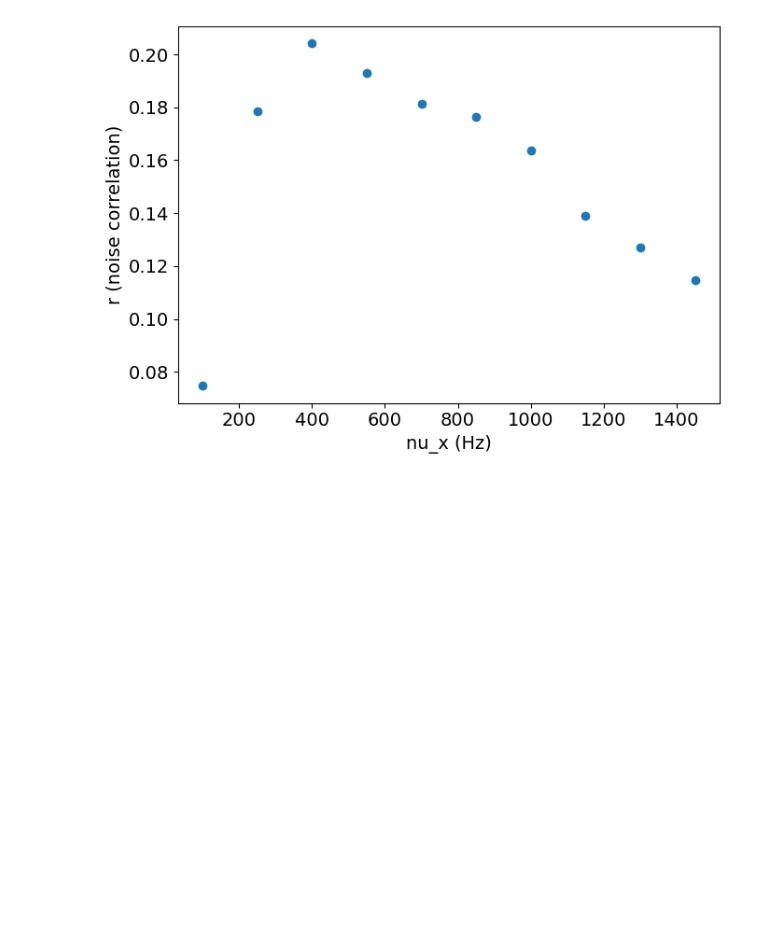
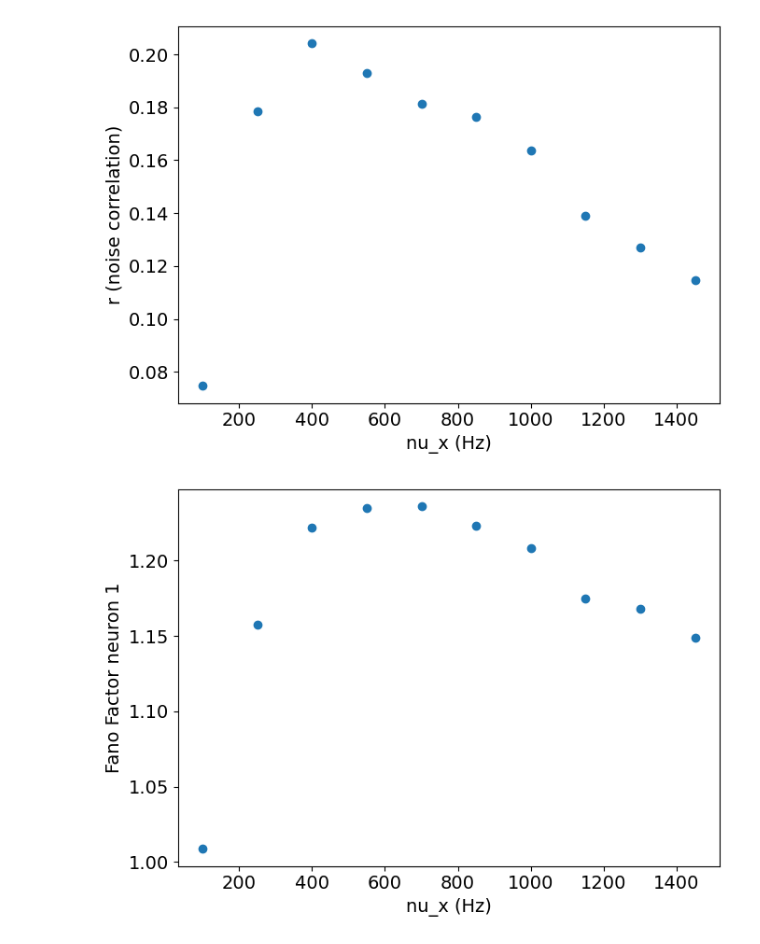
Before and after one commit to yuesha-yc/Conductance-Neurons, a Jupyter notebook: python_analysis/2025_10_16/2025_10_16_double_cond_lif.ipynb, the cells around one changed output. Drawn from its saved outputs; the diff is of its cells as text; code cells hidden in the pictures; blank space fills up the shorter version.

```diff
--- a/python_analysis/2025_10_16/2025_10_16_double_cond_lif.ipynb
+++ b/python_analysis/2025_10_16/2025_10_16_double_cond_lif.ipynb
@@ -21,6 +21,9 @@ def collect_data(dir):
             trials.append((params, results))
     return trials
 # %%
+import json
+
+
 trials = collect_data("../../outputs/conductance/double_lif/nu_x_1/20251016-004114-dZgtdphQ")
 
 
@@ -71,30 +74,44 @@ def plot_summary(df, neuron_idx, outname):
     axs[1,3].scatter(df["nu_x"], df["mean_I_i"]);    axs[1,3].set_xlabel("nu_x (Hz)"); axs[1,3].set_ylabel("Mean I_i (nA)")
     axs[1,4].scatter(df["nu_x"], df["mean_I_tot"]);  axs[1,4].set_xlabel("nu_x (Hz)"); axs[1,4].set_ylabel("Mean I_tot (nA)")
 
     axs[2,0].scatter(df["nu_x"], df["var_g_e"]);     axs[2,0].set_xlabel("nu_x (Hz)"); axs[2,0].set_ylabel("Var g_e (nS^2)")
     axs[2,1].scatter(df["nu_x"], df["var_g_i"]);     axs[2,1].set_xlabel("nu_x (Hz)"); axs[2,1].set_ylabel("Var g_i (nS^2)")
     axs[2,2].scatter(df["nu_x"], df["var_I_e"]);     axs[2,2].set_xlabel("nu_x (Hz)"); axs[2,2].set_ylabel("Var I_e (nA^2)")
     axs[2,3].scatter(df["nu_x"], df["var_I_i"]);     axs[2,3].set_xlabel("nu_x (Hz)"); axs[2,3].set_ylabel("Var I_i (nA^2)")
     axs[2,4].scatter(df["nu_x"], df["var_I_tot"]);   axs[2,4].set_xlabel("nu_x (Hz)"); axs[2,4].set_ylabel("Var I_tot (nA^2)")
 
     plt.tight_layout(); plt.savefig(outname, dpi=300, bbox_inches="tight"); plt.show()
 
 for i, df in enumerate(dfs):
     plot_summary(df, i, f"detailed_summary_neuron{i+1}.png")
 
 plt.figure(figsize=(7,5))
 plt.scatter(df_co["nu_x"], df_co["co_fano_factor"])
 plt.xlabel("nu_x (Hz)"); plt.ylabel("Co-Fano factor")
 plt.tight_layout(); plt.savefig("co_fano_vs_nu_x.png", dpi=300, bbox_inches="tight"); plt.show()
 
 # noise correlation vs nu_x for various c
 plt.figure(figsize=(7,5))
 df_co["r"] = df_co["co_fano_factor"] / np.sqrt(dfs[0]["fano_factor"] * dfs[1]["fano_factor"])
 plt.scatter(df_co["nu_x"], df_co["r"])
 plt.xlabel("nu_x (Hz)"); plt.ylabel("r (noise correlation)")
 plt.tight_layout(); plt.savefig("r_vs_nu_x.png", dpi=300, bbox_inches="tight"); plt.show()
+
+# plot the two fano factors vs nu_x in two new plots
+# neuron 1
+plt.figure(figsize=(7,5))
+plt.scatter(dfs[0]["nu_x"], dfs[0]["fano_factor"], label="Neuron 1")
+plt.xlabel("nu_x (Hz)"); plt.ylabel("Fano Factor neuron 1")
+plt.tight_layout(); plt.savefig("fano_neuron1_vs_nu_x.png", dpi=300, bbox_inches="tight"); plt.show()
+
+# neuron 2
+plt.figure(figsize=(7,5))
+plt.scatter(dfs[1]["nu_x"], dfs[1]["fano_factor"], label="Neuron 2", color='orange')
+plt.xlabel("nu_x (Hz)"); plt.ylabel("Fano Factor neuron 2")
+plt.tight_layout(); plt.savefig("fano_neuron2_vs_nu_x.png", dpi=300, bbox_inches="tight"); plt.show()
 # %% [output]
 [figure]
 [figure]
 [figure]
 [figure]
+[figure, added]
```
Also changed, not shown: parts of 3 cells of this notebook, 3 other files.
